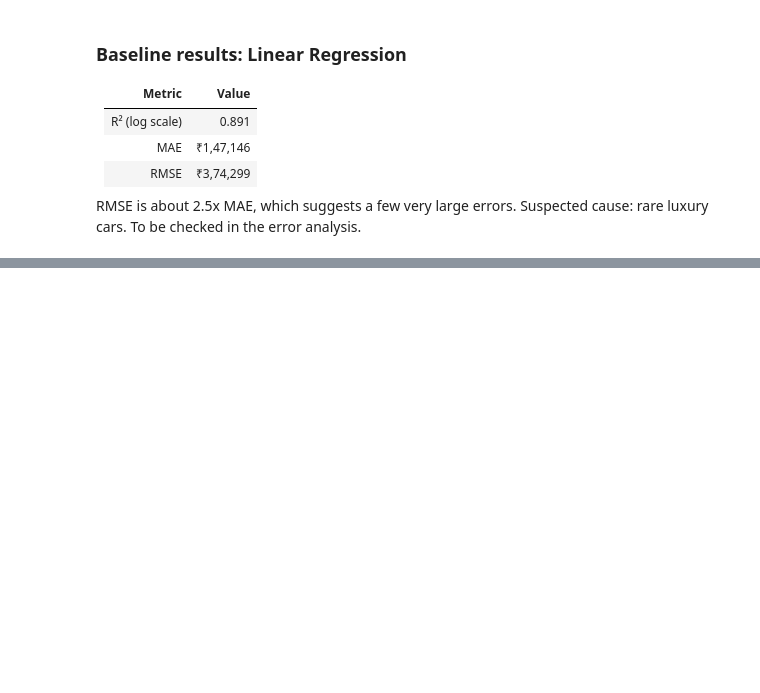
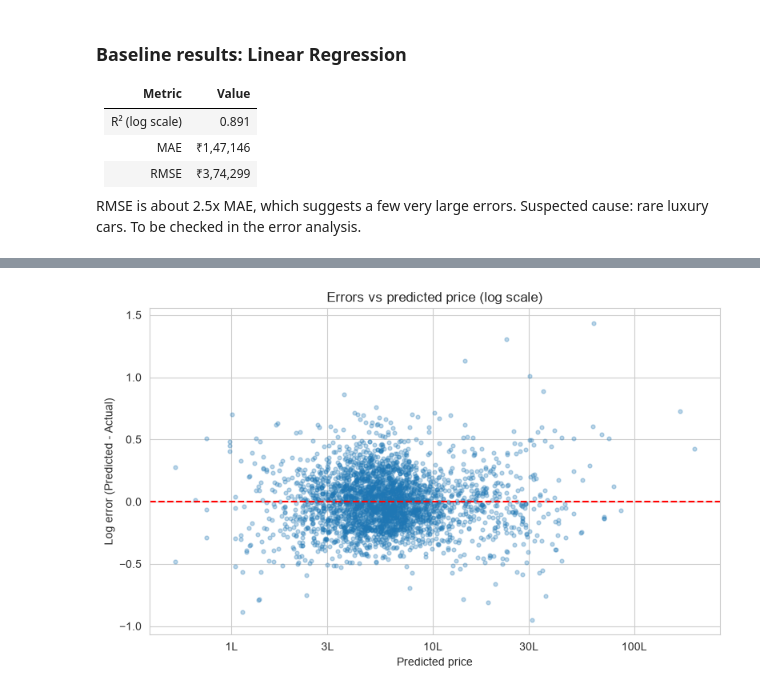
Before and after one commit to Fardeeenn/car-price-prediction-ml, a Jupyter notebook: notebooks/01_cardekho_price_analysis.ipynb, the cells around one changed output, grey strips where cells are left out. Drawn from its saved outputs; the diff is of its cells as text; code cells hidden in the pictures; blank space fills up the shorter version.

```diff
--- a/notebooks/01_cardekho_price_analysis.ipynb
+++ b/notebooks/01_cardekho_price_analysis.ipynb
@@ -533,0 +775,14 @@ RMSE is about 2.5x MAE, which suggests a few very large errors. Suspected cause:
+# %%
+# ---- Log error vs predicted price: do errors fan out or stay even? ----
+plt.figure(figsize=(8, 5))
+plt.scatter(y_pred_log, error_df["Log Error"], alpha=0.3, s=12)
+plt.axhline(0, color="red", linestyle="--")
+plt.xticks(np.log1p(ticks_rupees), [f"{t/1e5:g}L" for t in ticks_rupees])
+plt.xlabel("Predicted price")
+plt.ylabel("Log error (Predicted - Actual)")
+plt.title("Errors vs predicted price (log scale)")
+plt.tight_layout()
+plt.savefig("../visualizations/log_error_vs_predicted.png", dpi=150, bbox_inches="tight")
+plt.show()
+# %% [output]
+[figure, added]
```
Also changed, not shown: parts of 12 cells of this notebook, 4 other files.
